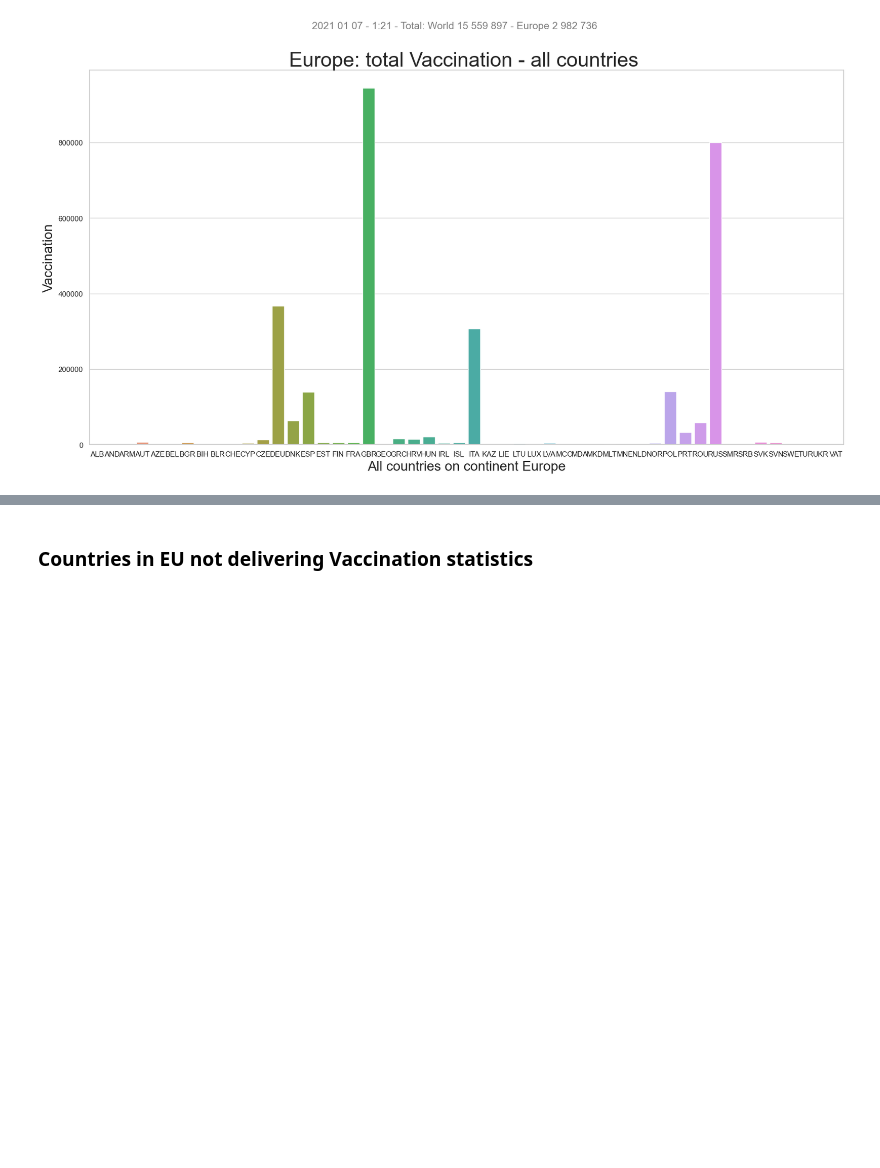
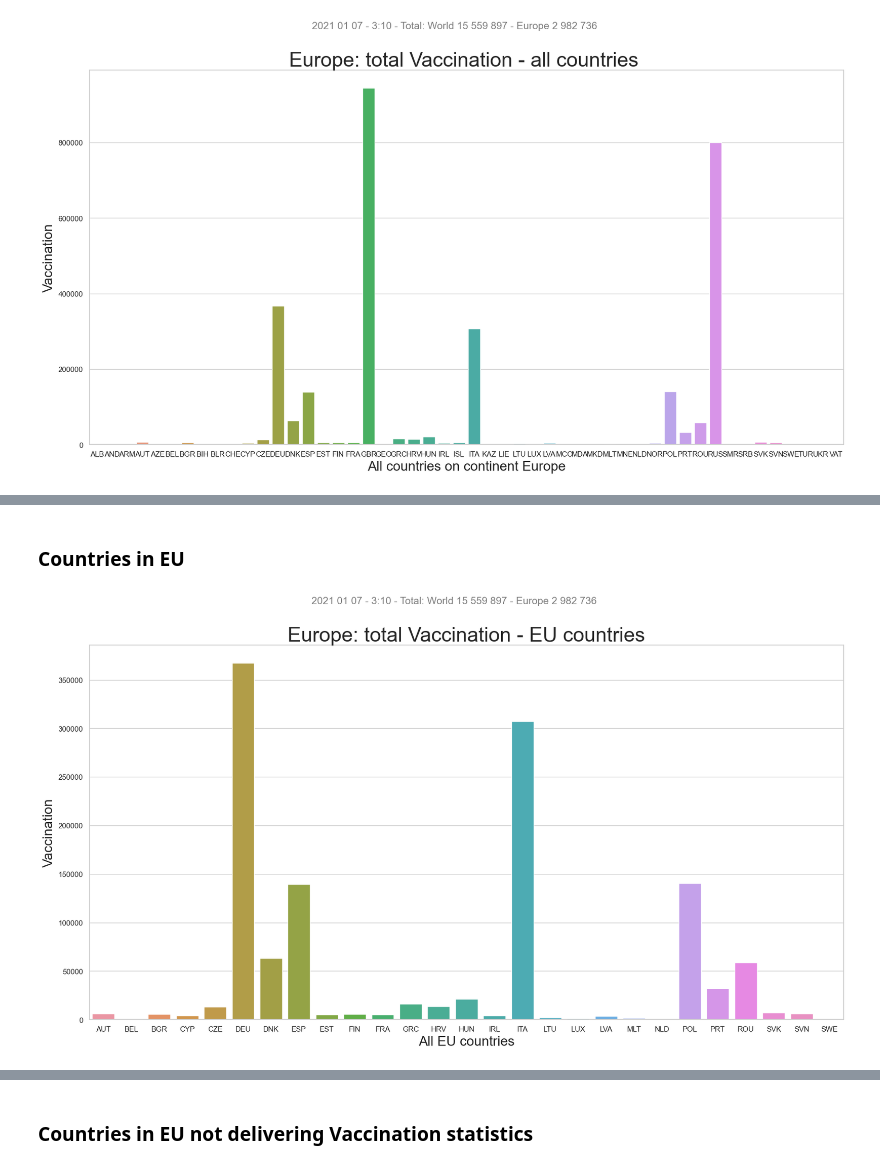
Before and after one commit to salgo60/CoronaVaccinationCheck, a Jupyter notebook: Check Corona Vaccination.ipynb, the cells around one changed output, grey strips where cells are left out. Cells and saved outputs as stored; diff of their text form; code cells hidden in the pictures; blank space fills up the shorter version.

```diff
--- a/Check Corona Vaccination.ipynb
+++ b/Check Corona Vaccination.ipynb
@@ -753,0 +774,2 @@ memory usage: 5.2+ KB
+# %% [markdown]
+### Countries in EU
@@ -753,0 +779,18 @@ memory usage: 5.2+ KB
+# %%
+CountriesDataEuropeEU = CountriesDataEuropeAll[CountriesDataEuropeAll["memberEU"] == "Member in EU"]
+
+plt.rcParams['figure.figsize'] = (20.0, 10.0)
+sns.set(style="whitegrid", palette="rainbow")
+sns.barplot( x = "ISO3166_1",y = "total_vaccinations", data=CountriesDataEuropeEU). \
+            set_title("Europe: total Vaccination - EU countries", \
+                      fontsize=30)
+plt.ylabel("Vaccination",fontsize=20)
+plt.xlabel("All EU countries",fontsize=20)
+plt.suptitle(start_time.strftime('%Y %m %d - %-H:%M - Total: World ' + worldtotal_vaccinations_str) +
+             " - Europe " + europetotal_vaccinations_str
+             ,fontsize=15,color = 'gray')
+
+plt.savefig("images/EU_VaccinationperCountry.png",bbox_inches="tight")
+plt.show()
+# %% [output]
+[figure, added]
```
Also changed, not shown: parts of 17 cells of this notebook, 19 other files.
